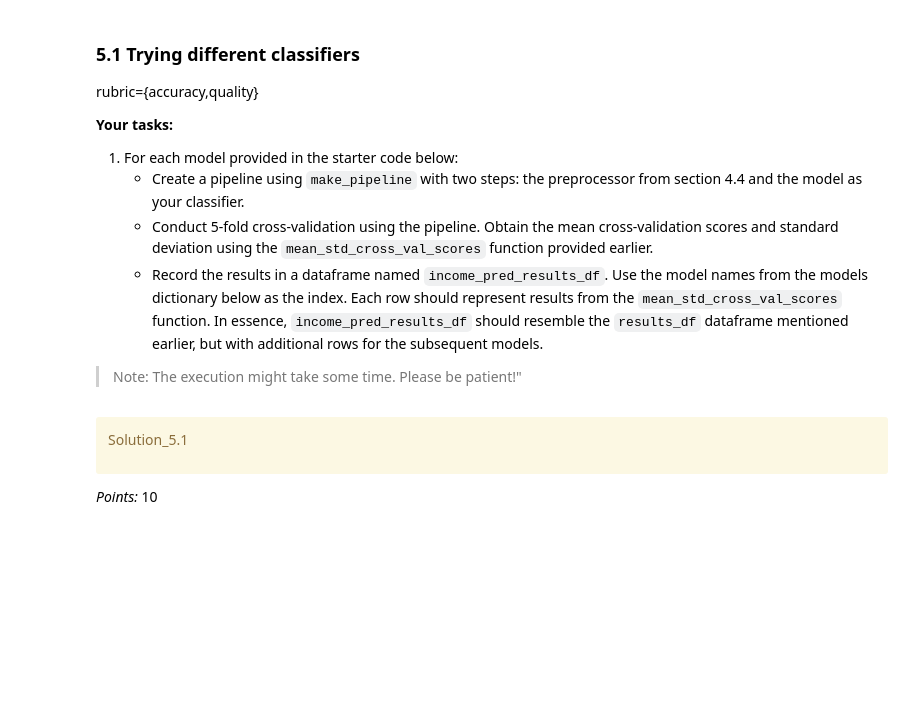
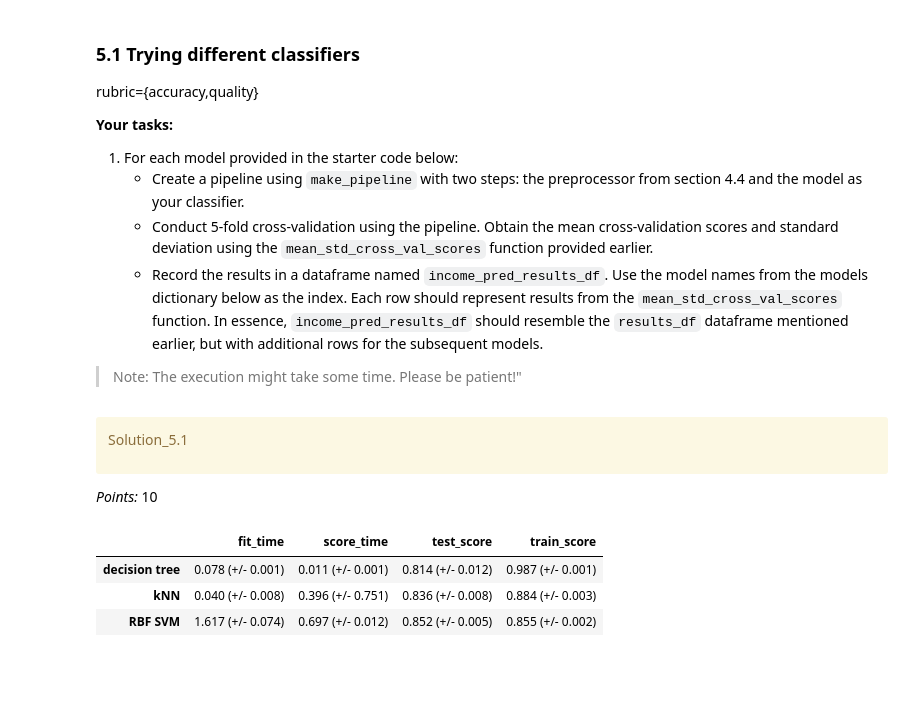
Before and after one commit to wesleychchan/CPSC-330-HW3, a Jupyter notebook: hw3.ipynb, the cells around one changed output. Cells and saved outputs as stored; diff of their text form; code cells hidden in the pictures; blank space fills up the shorter version.

```diff
--- a/hw3.ipynb
+++ b/hw3.ipynb
@@ -472,2 +546,5 @@ categorical_transformer = None
+# %%
+categorical_transformer = make_pipeline(SimpleImputer(strategy="constant", fill_value="missing"),
+                                        OneHotEncoder(handle_unknown="ignore", sparse_output=False))
 # %%
 grader.check("q4.3")
@@ -506,2 +576,11 @@ n_new_cols = None
+# %%
+preprocessor = make_column_transformer((numeric_transformer, numeric_features),
+                                       (ordinal_transformer, ordinal_features),
+                                       (binary_transformer, binary_features),
+                                       (categorical_transformer, categorical_features),
+                                       ('drop', drop_features))
+# %%
+transformed_df = preprocessor.fit_transform(X_train)
+n_new_cols = abs(transformed_df.shape[1] - X_train.shape[1])
 # %%
 grader.check("q4.4")
@@ -610,6 +697,12 @@ models = {
     "kNN": KNeighborsClassifier(),
     "RBF SVM": SVC(random_state=123),
 }
+
+pipelines = {
+    "decision tree": make_pipeline(preprocessor, models["decision tree"]),
+    "kNN": make_pipeline(preprocessor, models["kNN"]),
+    "RBF SVM": make_pipeline(preprocessor, models["RBF SVM"])
+}
 # %% [markdown]
 <div class="alert alert-warning">
 
@@ -626,3 +714,15 @@ income_pred_results_df = None
+# %%
+income_pred_results_df = pd.DataFrame({
+    "decision tree": mean_std_cross_val_scores(pipelines["decision tree"], X_train, y_train, cv=5, return_train_score=True),
+    "kNN": mean_std_cross_val_scores(pipelines["kNN"], X_train, y_train, cv=5, return_train_score=True),
+    "RBF SVM": mean_std_cross_val_scores(pipelines["RBF SVM"], X_train, y_train, cv=5, return_train_score=True)
+}).T
+income_pred_results_df
+# %% [output]
+|  | fit_time | score_time | test_score | train_score |
+| decision tree | 0.078 (+/- 0.001) | 0.011 (+/- 0.001) | 0.814 (+/- 0.012) | 0.987 (+/- 0.001) |
+| kNN | 0.040 (+/- 0.008) | 0.396 (+/- 0.751) | 0.836 (+/- 0.008) | 0.884 (+/- 0.003) |
+| RBF SVM | 1.617 (+/- 0.074) | 0.697 (+/- 0.012) | 0.852 (+/- 0.005) | 0.855 (+/- 0.002) |
 # %% [markdown]
 <!-- END QUESTION -->
 
```
Also changed, not shown: parts of 63 cells of this notebook, 1 other file.
